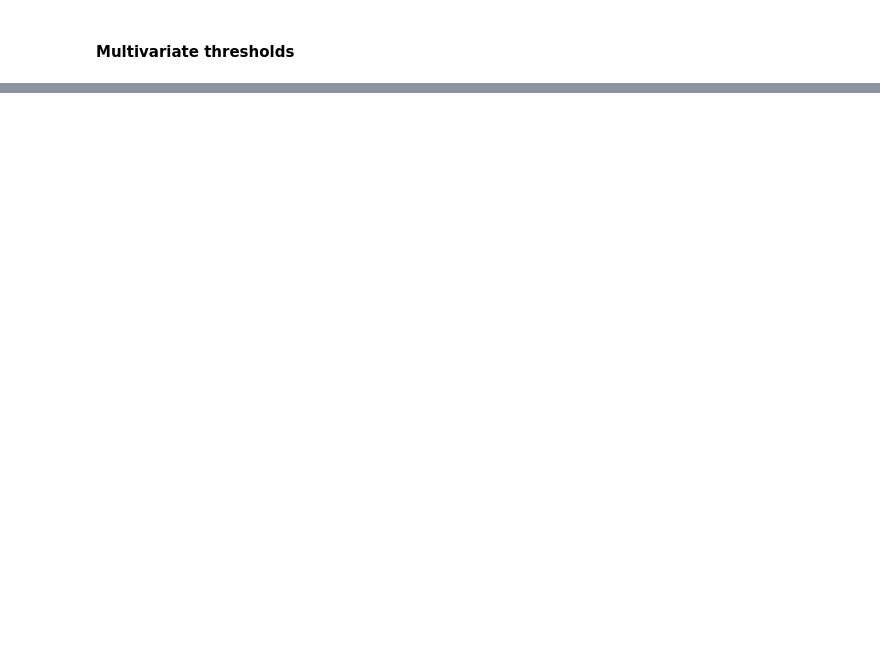
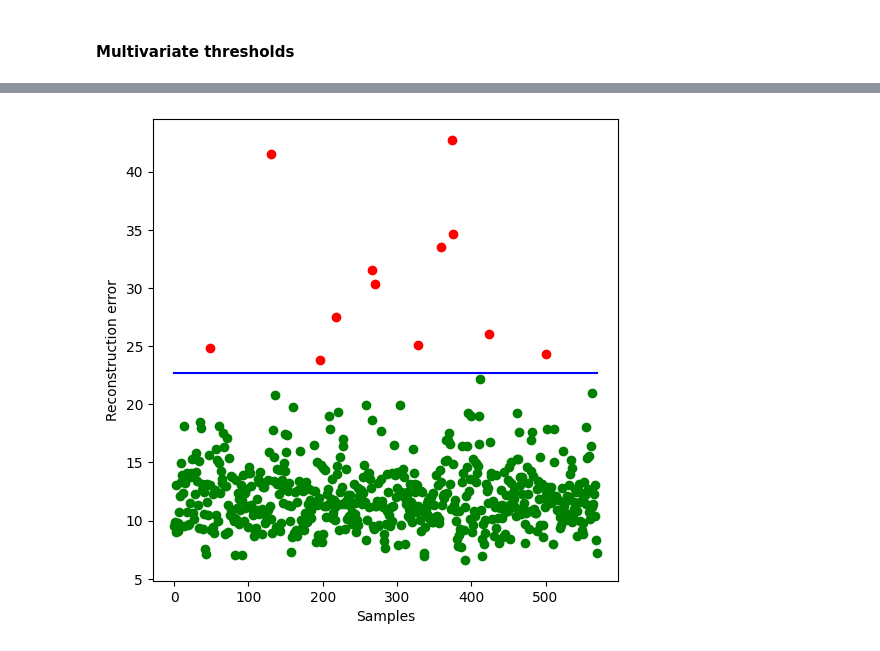
Before and after one commit to RobertoLorusso/AnomalyDetection, a Jupyter notebook: notebooks/VitalDB_Autoencoder.ipynb, the cells around one changed output, grey strips where cells are left out. Cells and saved outputs as stored; diff of their text form; code cells hidden in the pictures; blank space fills up the shorter version.

```diff
--- a/notebooks/VitalDB_Autoencoder.ipynb
+++ b/notebooks/VitalDB_Autoencoder.ipynb
@@ -1149,0 +1235,4 @@ FEATURE 4: 0.2
+# %%
+plot_anomalies(X_test,res_test,threshold)
+# %% [output]
+[figure, added]
```
Also changed, not shown: parts of 26 cells of this notebook, 23 other files.
